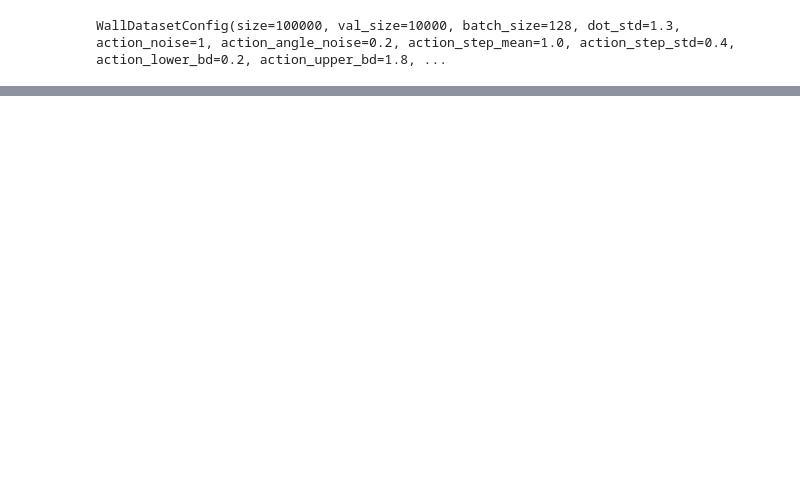
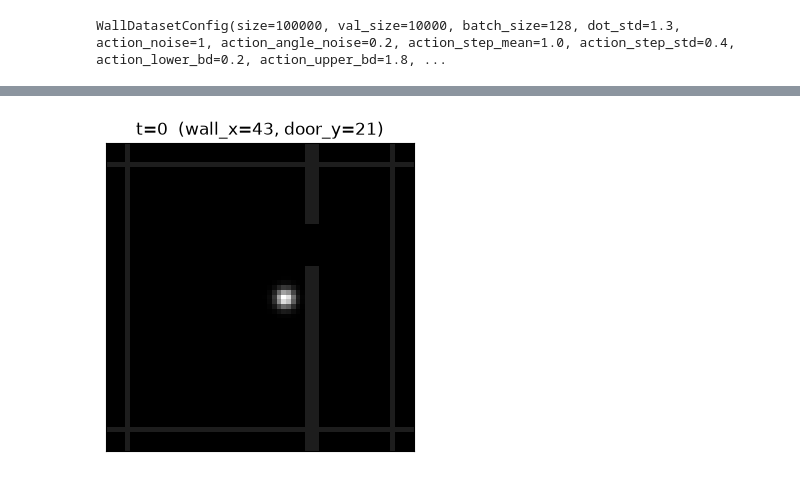
Before and after one commit to Hawar-Dzaee/eb_jepa, a Jupyter notebook: examples/my_ac_video_jepa/notebooks/0_data_exploration.ipynb, the cells around one changed output, grey strips where cells are left out. Saved outputs shown, nothing was run; the diff lists cells and outputs as text; code cells hidden in the pictures; blank space fills up the shorter version.

```diff
--- a/examples/my_ac_video_jepa/notebooks/0_data_exploration.ipynb
+++ b/examples/my_ac_video_jepa/notebooks/0_data_exploration.ipynb
@@ -150,0 +182,13 @@ WallDatasetConfig(size=100000, val_size=10000, batch_size=128, dot_std=1.3, acti
+# %%
+dot, wall = sample.states[0], sample.states[1]   # each [T, 65, 65]
+
+t = 0  # pick any frame
+frame = torch.maximum(dot[t], wall[t])
+
+plt.figure(figsize=(4, 4))
+plt.imshow(frame, cmap="gray")
+plt.title(f"t={t}  (wall_x={sample.wall_x.item()}, door_y={sample.door_y.item()})")
+plt.xticks([]); plt.yticks([])
+plt.show()
+# %% [output]
+[figure, added]
```
Also changed, not shown: parts of 28 cells of this notebook, 1 other file.
